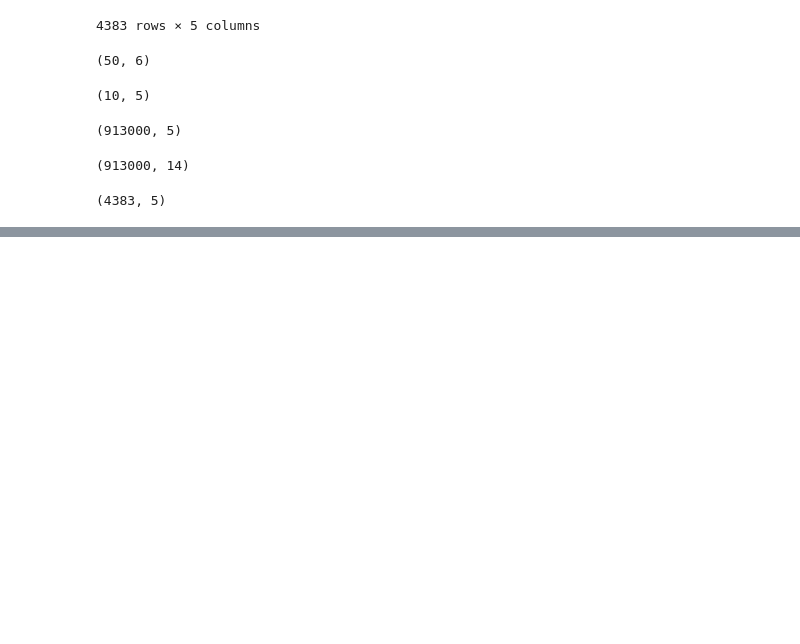
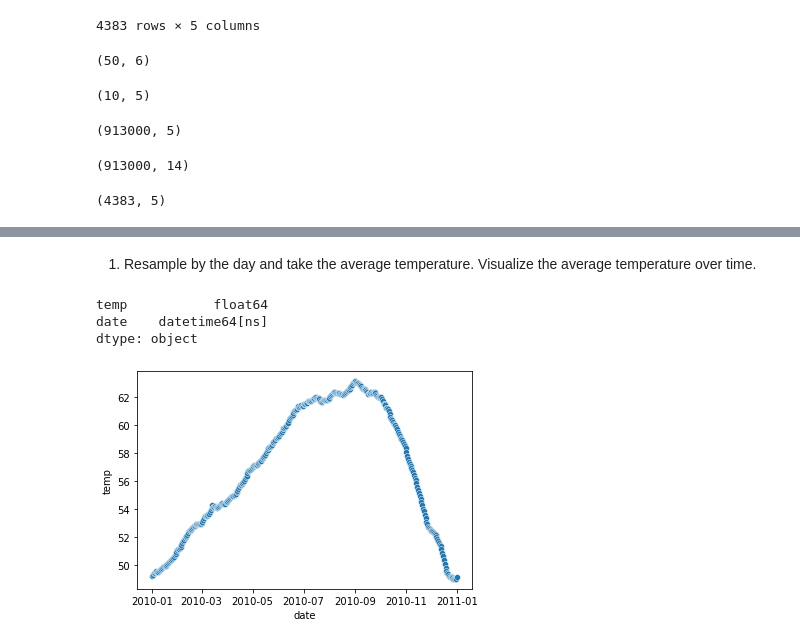
Before and after one commit to david-ryan-alviola/time-series-exercises, a Jupyter notebook: time_series.ipynb, the cells around one changed output, grey strips where cells are left out. Drawn from its saved outputs; the diff is of its cells as text; code cells hidden in the pictures; blank space fills up the shorter version.

Commit message:
Finished working with time series data exercises

```diff
--- a/time_series.ipynb
+++ b/time_series.ipynb
@@ -233,0 +258,19 @@ germany_df.shape
+# %% [markdown]
+1. Resample by the day and take the average temperature. Visualize the average temperature over time.
+# %%
+temps_df = data.sf_temps()
+temps_df['date'] = pd.to_datetime(temps_df['date'])
+temps_df.dtypes
+# %% [output]
+temp           float64
+date    datetime64[ns]
+dtype: object
+# %%
+temps_df = temps_df.set_index('date').sort_index()
+# %%
+daily_mean_temps_df = temps_df.resample('D').mean()
+# %%
+sns.scatterplot(x=daily_mean_temps_df.index, y=daily_mean_temps_df.temp)
+plt.show()
+# %% [output]
+[figure, added]
```
Also changed, not shown: parts of 19 cells of this notebook, 1 other file.
